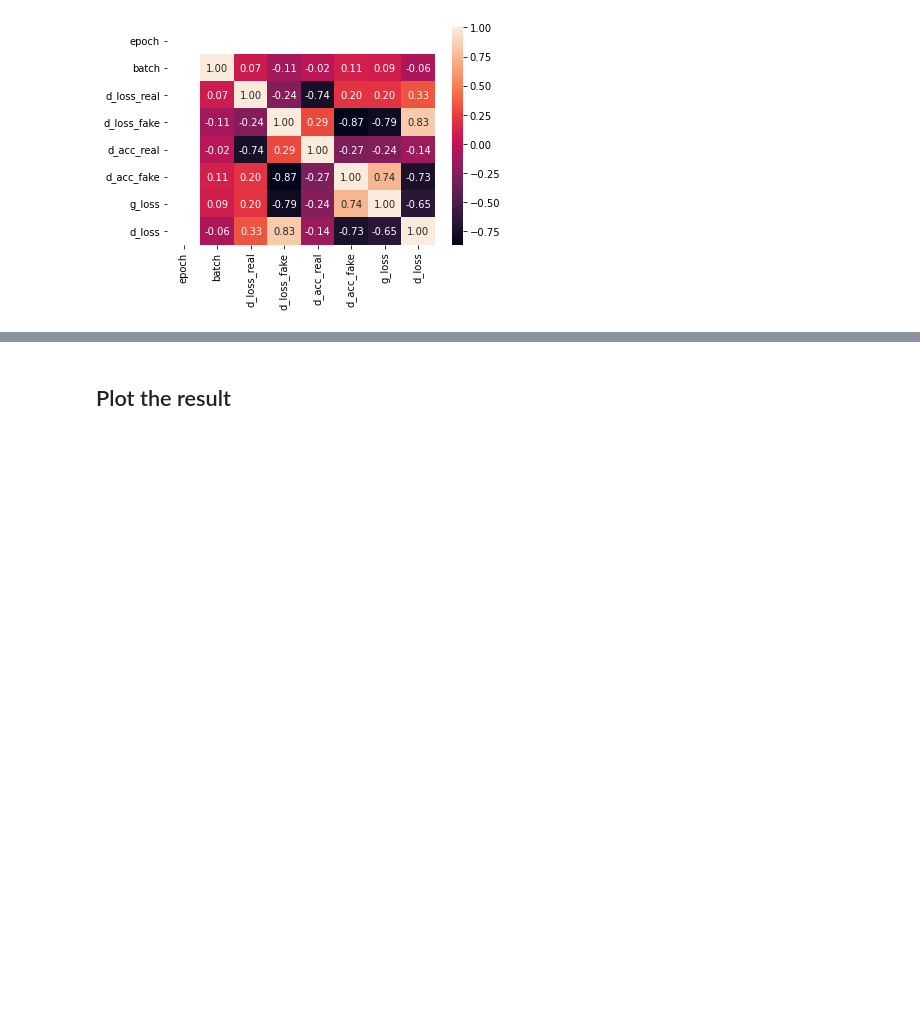
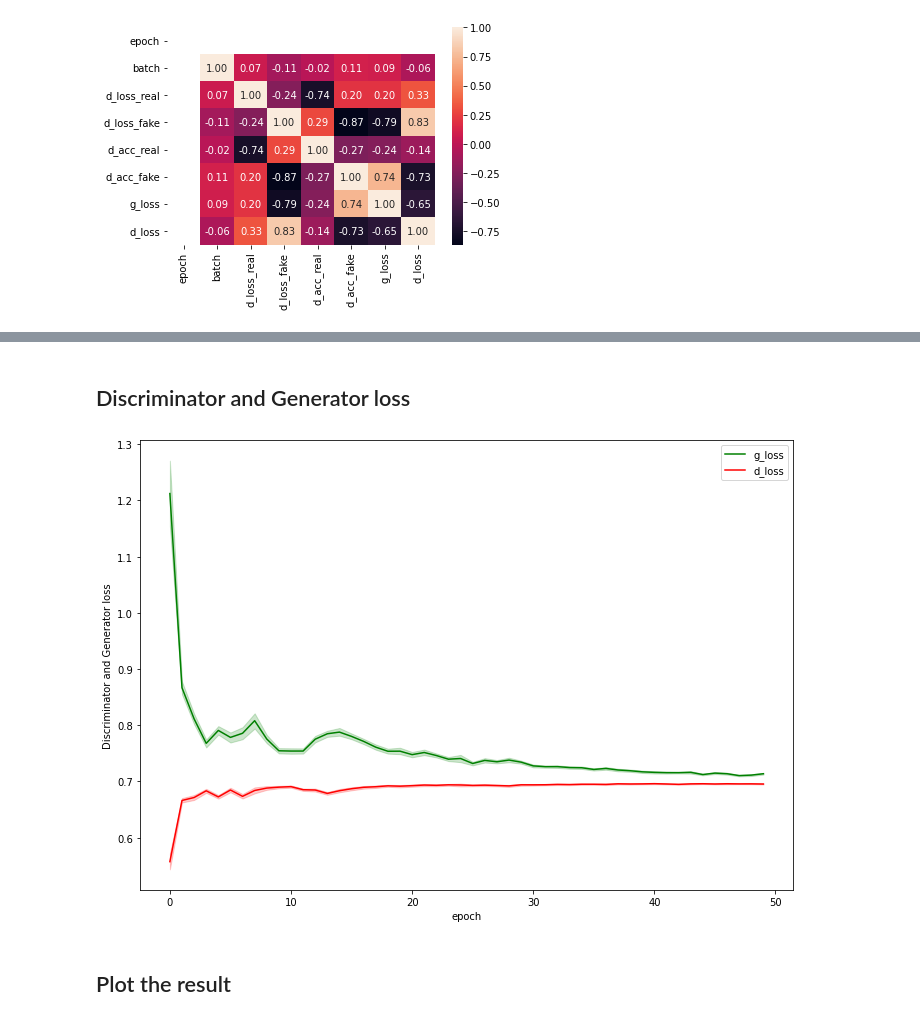
Before and after one commit to dodonas/DL_Final_Project_GAN, a Jupyter notebook: DL_FINAL_PROJECT_Conditional_GAN.ipynb, the cells around one changed output, grey strips where cells are left out. Drawn from its saved outputs; the diff is of its cells as text; code cells hidden in the pictures; blank space fills up the shorter version.

```diff
--- a/DL_FINAL_PROJECT_Conditional_GAN.ipynb
+++ b/DL_FINAL_PROJECT_Conditional_GAN.ipynb
@@ -426,3 +429,16 @@ sns.heatmap(epoch_100.corr(), annot=True, fmt=".2f")
+# %% [markdown]
+## Discriminator and Generator loss
+# %%
+x_col = 'epoch'
+fig, ax = plt.subplots()
+fig.set_size_inches(11.7, 8.27)
+sb.lineplot(x=x_col, y="g_loss", data=train_data, color='green')
+sb.lineplot(x=x_col, y="d_loss", data=train_data, color='red')
+plt.ylabel("Discriminator and Generator loss")
+plt.legend(labels=["g_loss","d_loss"])
+plt.show()
+# %% [output]
+[figure, added]
 # %% [markdown]
 ## Plot the result
 # %%
```
Also changed, not shown: parts of 7 cells of this notebook.
